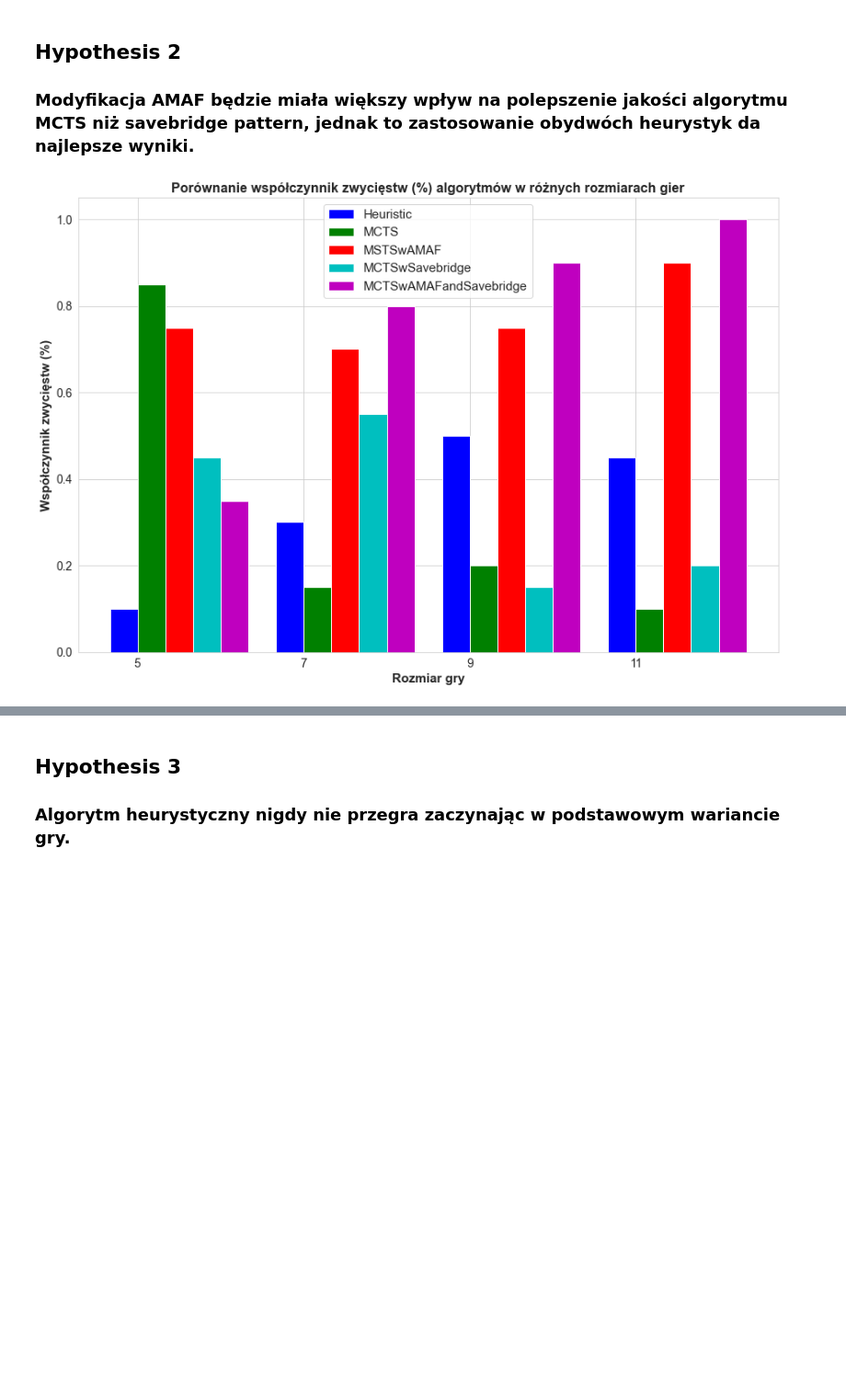
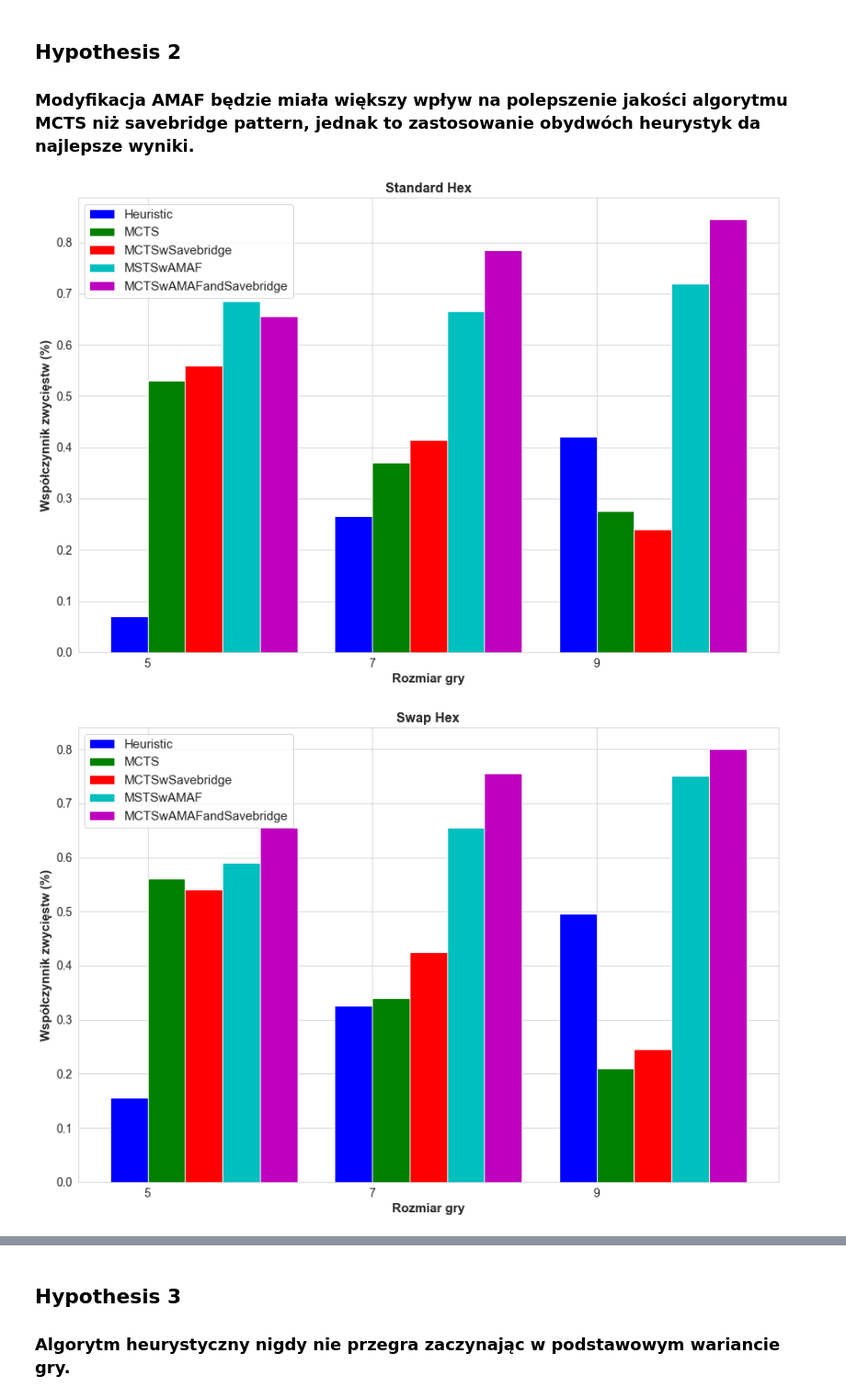
Before and after one commit to H4kan/minihex, a Jupyter notebook: analysis/jupyter/hex-results-analysis.ipynb, the cells around one changed output, grey strips where cells are left out. Shown: that part at 92% size. Saved outputs shown, nothing was run; the diff lists cells and outputs as text; code cells hidden in the pictures; blank space fills up the shorter version.

```diff
--- a/analysis/jupyter/hex-results-analysis.ipynb
+++ b/analysis/jupyter/hex-results-analysis.ipynb
@@ -43,8 +47,3 @@ def create_bar_chart(df, column, y_label, file_name):
 
     plt.savefig(f"..\\images\\{file_name}", dpi=300)
     plt.show()
-# %%
-data = load_data("..\\testresults\\hypo2\\winratio-results-noswap.txt")
-create_bar_chart(data, 'WinRatio', 'Współczynnik zwycięstw (%)', 'hypo2\\WinRatio-byGameSize-bar-plot.png')
-# %% [output]
-[figure, removed]
@@ -51 +53,7 @@ create_bar_chart(data, 'WinRatio', 'Współczynnik zwycięstw (%)', 'hypo2\\WinR
+# %%
+create_bar_chart_hypo2(data_noswap, 'WinRatio', 'Współczynnik zwycięstw (%)', 'hypo2\\WinRatio-byGameSize-bar-noswap-plot.png', 'Standard Hex')
+create_bar_chart_hypo2(data_swap, 'WinRatio', 'Współczynnik zwycięstw (%)', 'hypo2\\WinRatio-byGameSize-bar-swap-plot.png', 'Swap Hex')
+# %% [output]
+[figure, added]
+[figure, added]
 # %%
```
Also changed, not shown: parts of 5 cells of this notebook, 8 other files.
